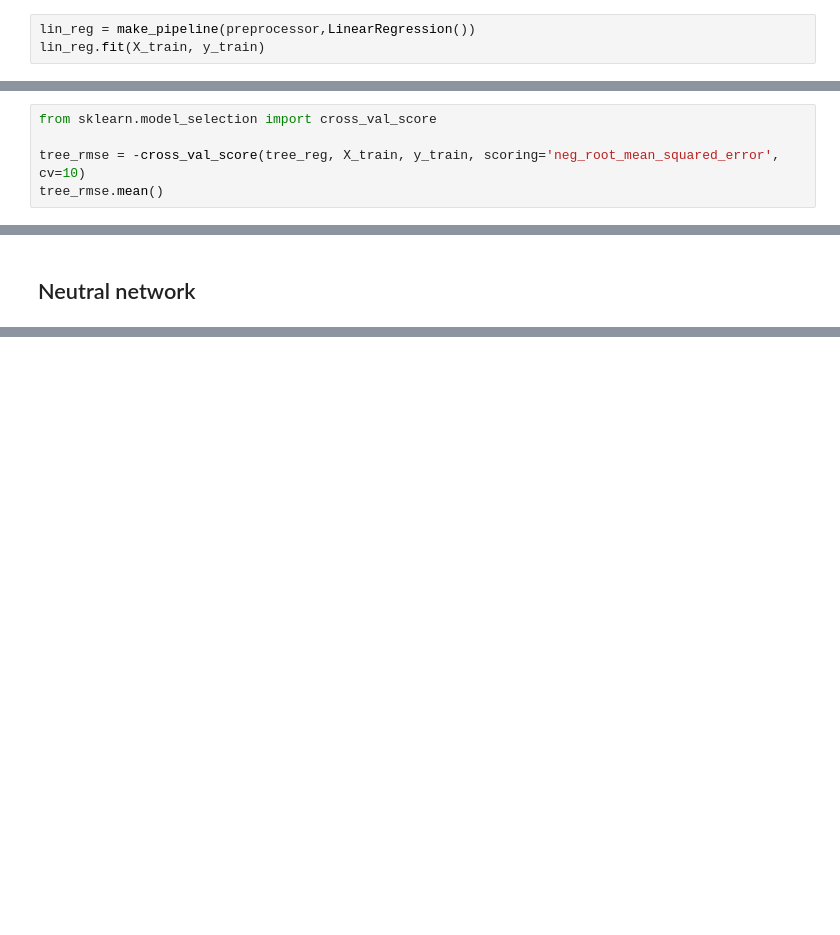
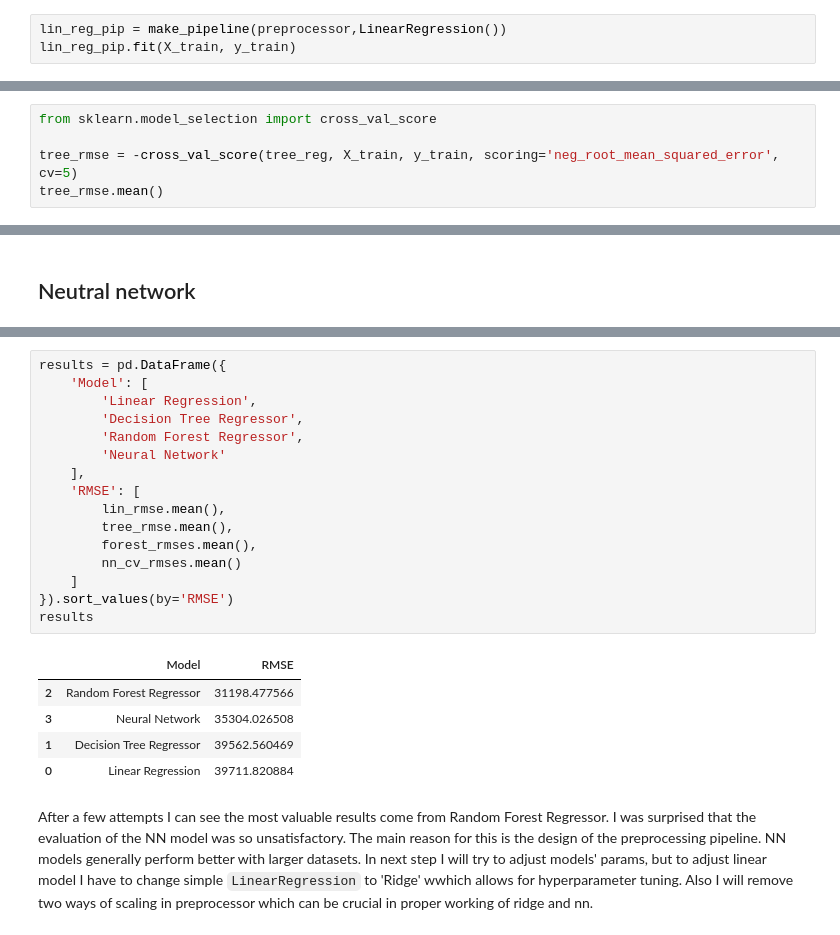
Before and after one commit to kosinus2000/RegresionModel, a Jupyter notebook: notebooks/03_model.ipynb, the cells around one changed output, grey strips where cells are left out. Cells and saved outputs as stored; diff of their text form; blank space fills up the shorter version.

```diff
--- a/notebooks/03_model.ipynb
+++ b/notebooks/03_model.ipynb
@@ -242,5 +203,5 @@ Output shape: (1168, 258)
 # %%
-lin_reg = make_pipeline(preprocessor,LinearRegression())
-lin_reg.fit(X_train, y_train)
+lin_reg_pip = make_pipeline(preprocessor,LinearRegression())
+lin_reg_pip.fit(X_train, y_train)
 # %% [output]
 Pipeline(steps=[('pipeline',
@@ -293,6 +262,6 @@ Sadly 0.0 doesn't mean that model is perfect. It is just overlifted. Now I'm goi
 # %%
 from sklearn.model_selection import cross_val_score
 
-tree_rmse = -cross_val_score(tree_reg, X_train, y_train, scoring='neg_root_mean_squared_error', cv=10)
+tree_rmse = -cross_val_score(tree_reg, X_train, y_train, scoring='neg_root_mean_squared_error', cv=5)
 tree_rmse.mean()
 # %% [output]
@@ -368,3 +337,25 @@ max      47697.374567
 dtype: float64
-# %% [markdown]
-##
+# %%
+results = pd.DataFrame({
+    'Model': [
+        'Linear Regression',
+        'Decision Tree Regressor',
+        'Random Forest Regressor',
+        'Neural Network'
+    ],
+    'RMSE': [
+        lin_rmse.mean(),
+        tree_rmse.mean(),
+        forest_rmses.mean(),
+        nn_cv_rmses.mean()
+    ]
+}).sort_values(by='RMSE')
+results
+# %% [output]
+|  | Model | RMSE |
+| 2 | Random Forest Regressor | 31198.477566 |
+| 3 | Neural Network | 35304.026508 |
+| 1 | Decision Tree Regressor | 39562.560469 |
+| 0 | Linear Regression | 39711.820884 |
+# %% [markdown]
+After a few attempts I can see the most valuable results come from Random Forest Regressor. I was surprised that the evaluation of the NN model was so unsatisfactory. The main reason for this is the design of the preprocessing pipeline. NN models generally perform better with larger datasets. In next step I will try to adjust models' params, but to adjust linear model I have to change simple `LinearRegression` to 'Ridge' wwhich allows for hyperparameter tuning. Also I will remove two ways of scaling in preprocessor which can be crucial in proper working of ridge and nn.
```
Also changed, not shown: parts of 37 cells of this notebook, 1 other file.
